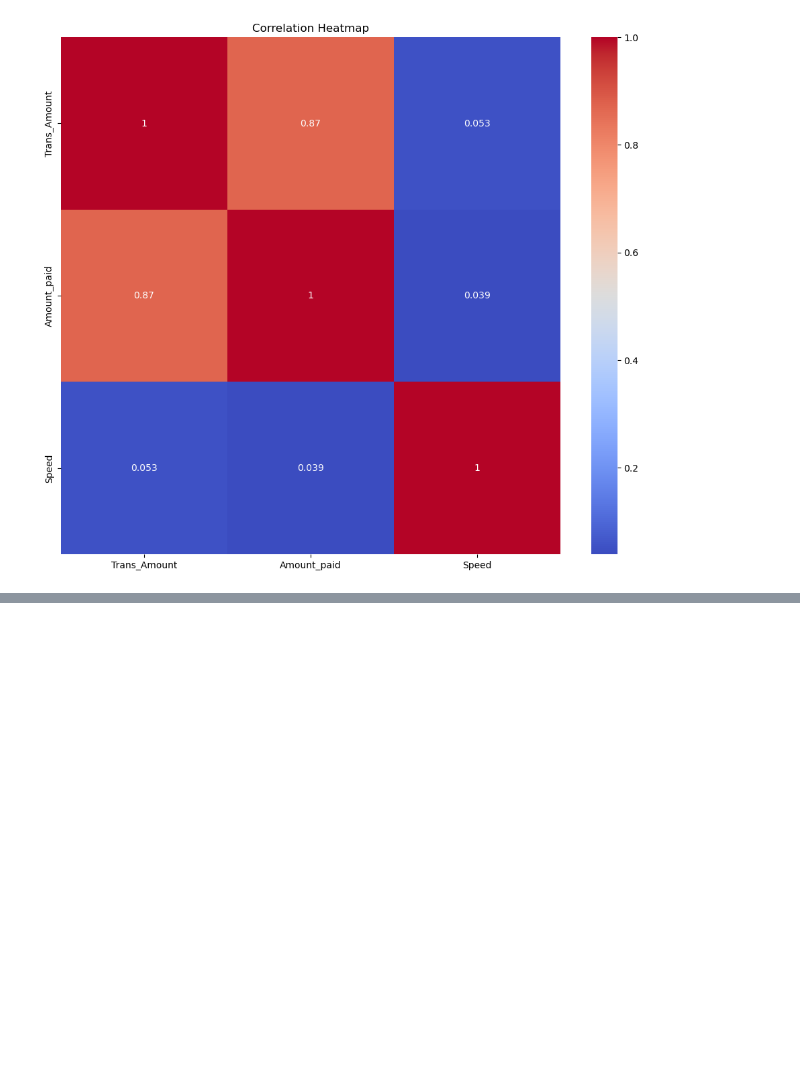
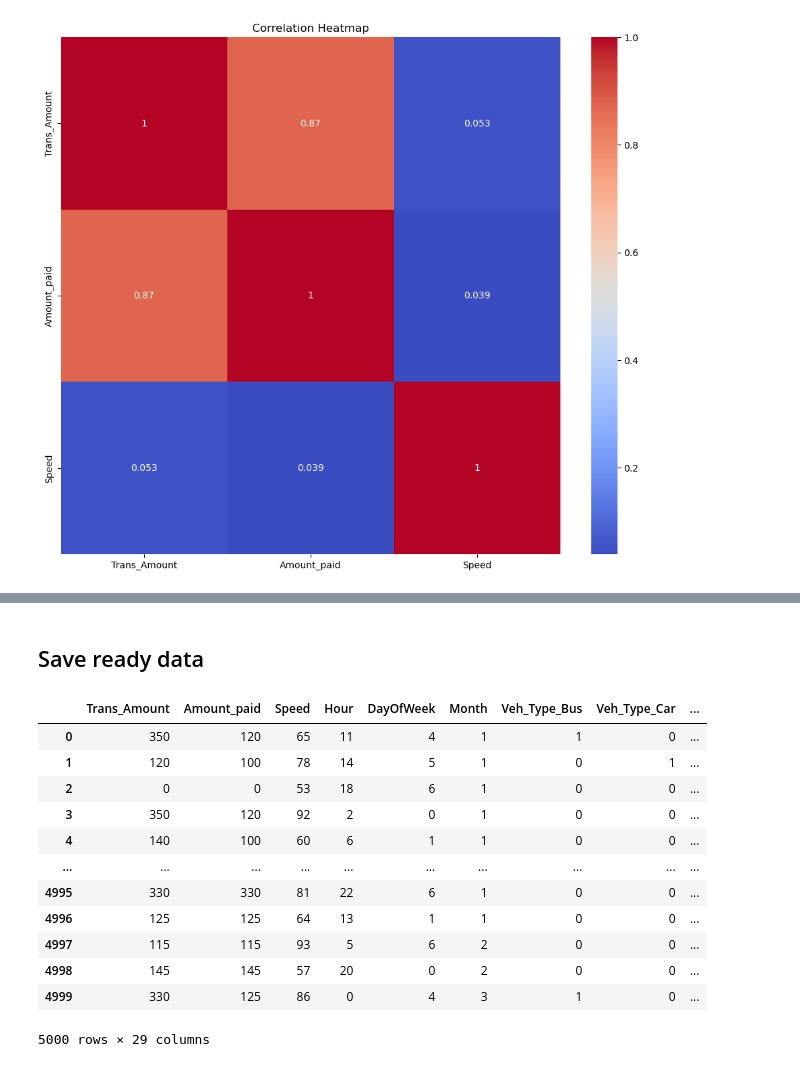
Before and after one commit to JoshMusira/-Fastag-fraud-detection, a Jupyter notebook: EDA & Feature Engineering.ipynb, the cells around one changed output, grey strips where cells are left out. Drawn from its saved outputs; the diff is of its cells as text; code cells hidden in the pictures; blank space fills up the shorter version.

```diff
--- a/EDA & Feature Engineering.ipynb
+++ b/EDA & Feature Engineering.ipynb
@@ -177,0 +187,2 @@ plt.show()
+# %%
+df_encoded = pd.get_dummies(df, columns=['Veh_Type', 'TollBoothID', 'Lane_Type', 'Veh_Dimensions', 'Geo_location'])
@@ -177,0 +220,9 @@ plt.show()
+# %%
+
+from sklearn.preprocessing import LabelEncoder
+
+label_encoder = LabelEncoder()
+df_encoded['Fraud_indicator'] = label_encoder.fit_transform(df_encoded['Fraud_indicator'])
+# %%
+bool_cols = [col for col in df_encoded if df_encoded[col].dtype == 'bool']
+df_encoded[bool_cols] = df_encoded[bool_cols].astype(int)
@@ -177,0 +259,2 @@ plt.show()
+# %% [markdown]
+## Save ready data
@@ -177,0 +263,18 @@ plt.show()
+# %%
+x = df_encoded.drop(columns='Fraud_indicator', axis=1)
+
+x
+# %% [output]
+|  | Trans_Amount | Amount_paid | Speed | Hour | DayOfWeek | Month | Veh_Type_Bus | Veh_Type_Car | ... |
+| 0 | 350 | 120 | 65 | 11 | 4 | 1 | 1 | 0 | ... |
+| 1 | 120 | 100 | 78 | 14 | 5 | 1 | 0 | 1 | ... |
+| 2 | 0 | 0 | 53 | 18 | 6 | 1 | 0 | 0 | ... |
+| 3 | 350 | 120 | 92 | 2 | 0 | 1 | 0 | 0 | ... |
+| 4 | 140 | 100 | 60 | 6 | 1 | 1 | 0 | 0 | ... |
+| ... | ... | ... | ... | ... | ... | ... | ... | ... | ... |
+| 4995 | 330 | 330 | 81 | 22 | 6 | 1 | 0 | 0 | ... |
+| 4996 | 125 | 125 | 64 | 13 | 1 | 1 | 0 | 0 | ... |
+| 4997 | 115 | 115 | 93 | 5 | 6 | 2 | 0 | 0 | ... |
+| 4998 | 145 | 145 | 57 | 20 | 0 | 2 | 0 | 0 | ... |
+| 4999 | 330 | 125 | 86 | 0 | 4 | 3 | 1 | 0 | ... |
+5000 rows × 29 columns
```
Also changed, not shown: parts of 12 cells of this notebook, 1 other file.
